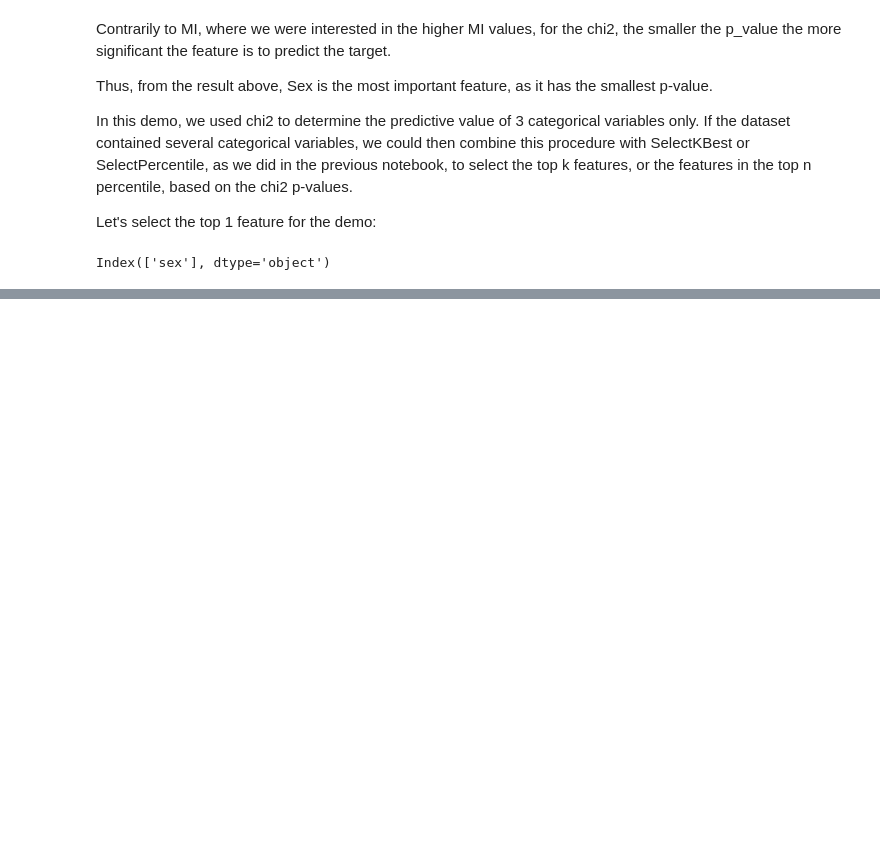
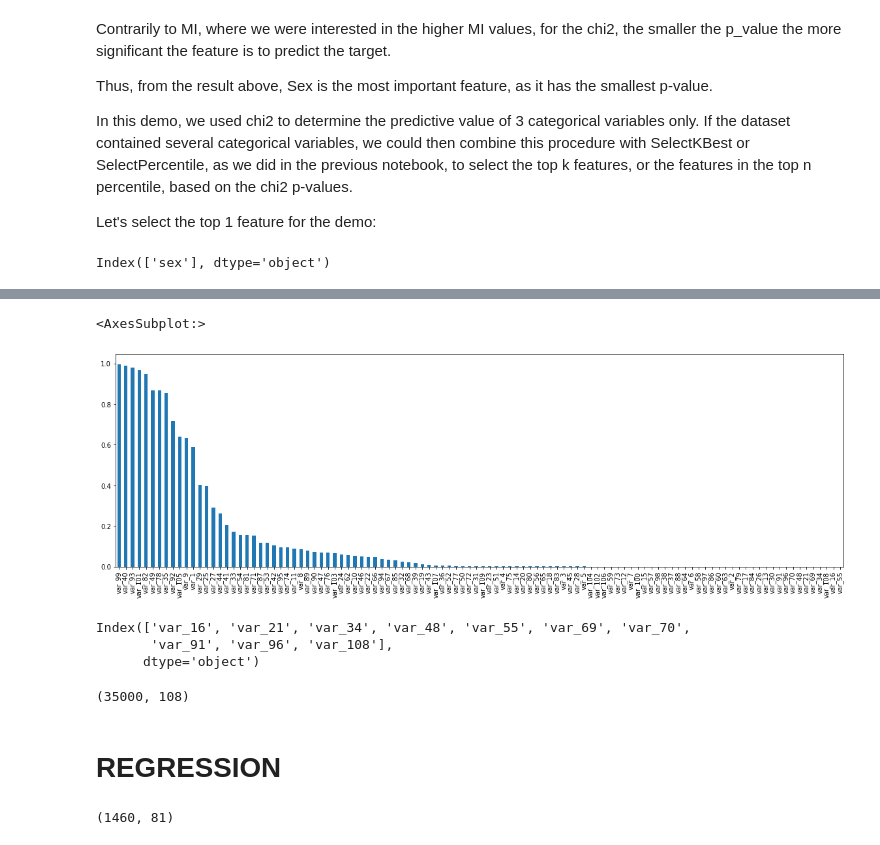
Before and after one commit to daianeklein/Feature-Selection, a Jupyter notebook: Statistical-Methods.ipynb, the cells around one changed output, grey strips where cells are left out. Cells and saved outputs as stored; diff of their text form; code cells hidden in the pictures; blank space fills up the shorter version.

Commit message:
add statistical methods

```diff
--- a/Statistical-Methods.ipynb
+++ b/Statistical-Methods.ipynb
@@ -108,0 +119,2 @@ X_test = sel_.transform(X_test)
+# %%
+df2 = pd.read_csv('data2.csv')
@@ -108,0 +135,11 @@ X_test = sel_.transform(X_test)
+# %%
+# train and test
+# In all feature selection procedures, it is good practice to select the features by examining only the training set. And this is to avoid overfit.
+
+X_train, X_test, y_train, y_test = train_test_split(
+df2.drop(labels=['target'], axis = 1),
+df2['target'],
+test_size = 0.3,
+random_state = 0)
+
+X_train.shape, X_test.shape
@@ -108,0 +148,8 @@ X_test = sel_.transform(X_test)
+# %%
+# univariate anova
+
+# first output == array with f-scores
+# second output == p-values
+
+univariate = f_classif(X_train, y_train)
+univariate
@@ -108,0 +174,32 @@ X_test = sel_.transform(X_test)
+# %%
+# getting pvalues
+univariate = pd.Series(univariate[1])
+
+# set variables names in the index
+univariate.index = X_train.columns
+
+#sort values
+#the p_value the more predictive the feature is.
+univariate.sort_values(ascending = False).plot.bar(figsize = (20, 6))
+# %% [output]
+<AxesSubplot:>
+[figure, added]
+# %%
+#Scikit-learn transformer SelectKBest, allows us to automatically select the top k features, based of any statistical value, including Anova. It will select those with
+#the lowest pvalues
+sel_ = SelectKBest(f_classif, k = 10).fit(X_train, y_train)
+
+# features names
+X_train.columns[sel.get_support()]
+# %% [output]
+Index(['var_16', 'var_21', 'var_34', 'var_48', 'var_55', 'var_69', 'var_70',
+       'var_91', 'var_96', 'var_108'],
+      dtype='object')
+# %%
+# removing features
+X_train = sel_.transform(X_train)
+X_train.shape
+# %% [output]
+(35000, 108)
+# %% [markdown]
+# REGRESSION
@@ -108,0 +208,4 @@ X_test = sel_.transform(X_test)
+# %%
+df3.shape
+# %% [output]
+(1460, 81)
```
Also changed, not shown: parts of 17 cells of this notebook.
